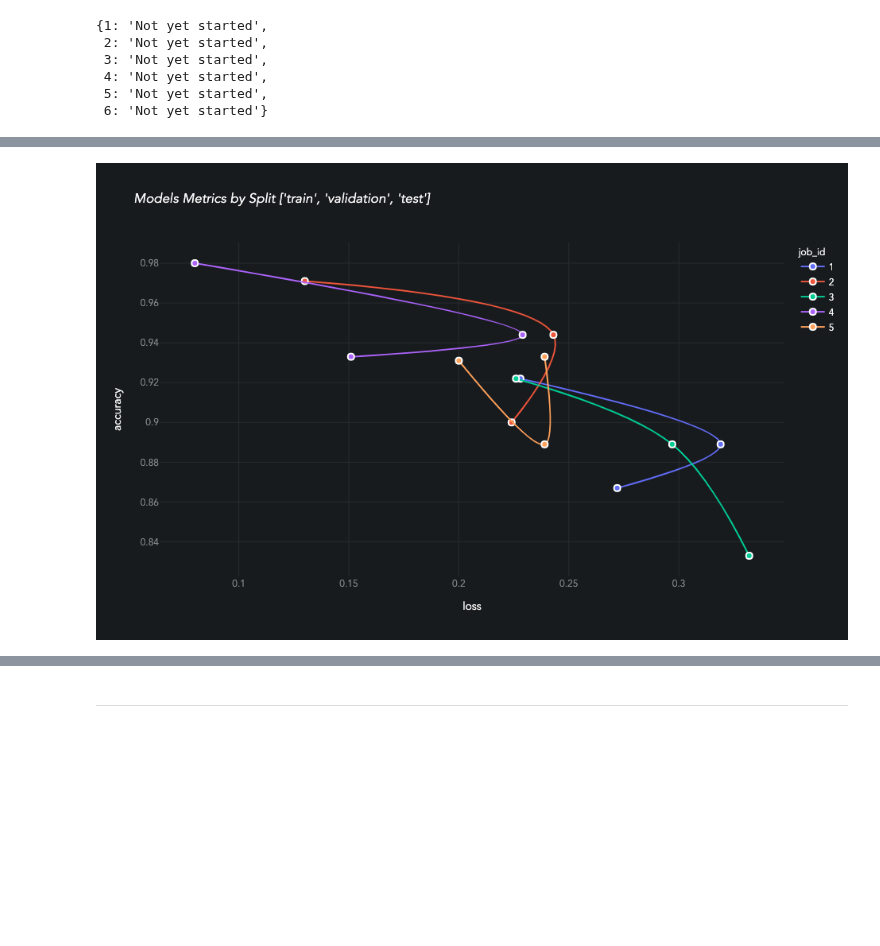
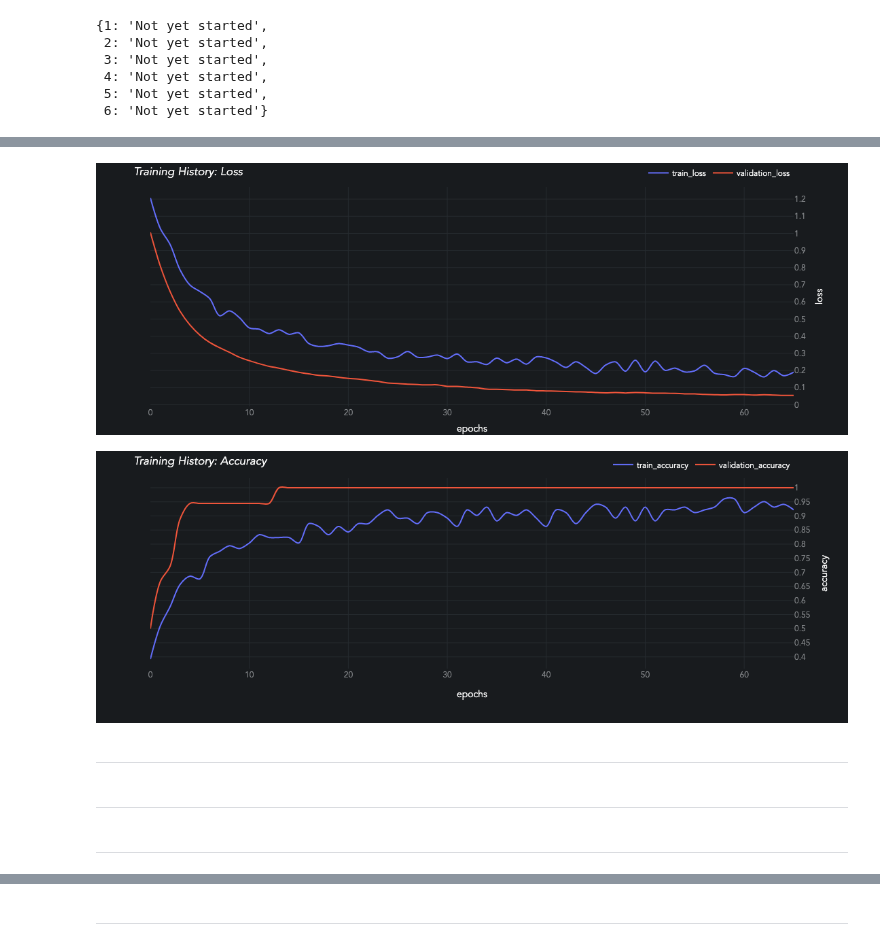
Before and after one commit to pydatasci-repos/pydatasci, a Jupyter notebook: notebooks/dev_alg_model.ipynb, the cells around one changed output, grey strips where cells are left out. Drawn from its saved outputs; the diff is of its cells as text; code cells hidden in the pictures; blank space fills up the shorter version.

```diff
--- a/notebooks/dev_alg_model.ipynb
+++ b/notebooks/dev_alg_model.ipynb
@@ -199,4 +203,11 @@ batch.jobs[0].results[0].plot_confusion_matrices()
-# %%
-batch.plot_evaluations(max_loss=0.35, min_accuracy=0.80)
-# %% [output]
-[figure, removed]
+# %%
+batch.jobs[1].results[0].plot_history()
+# %% [output]
+[figure, added]
+[figure, added]
+# %% [markdown]
+---
+# %% [markdown]
+---
+# %% [markdown]
+---
```
Also changed, not shown: parts of 18 cells of this notebook, 9 other files.
